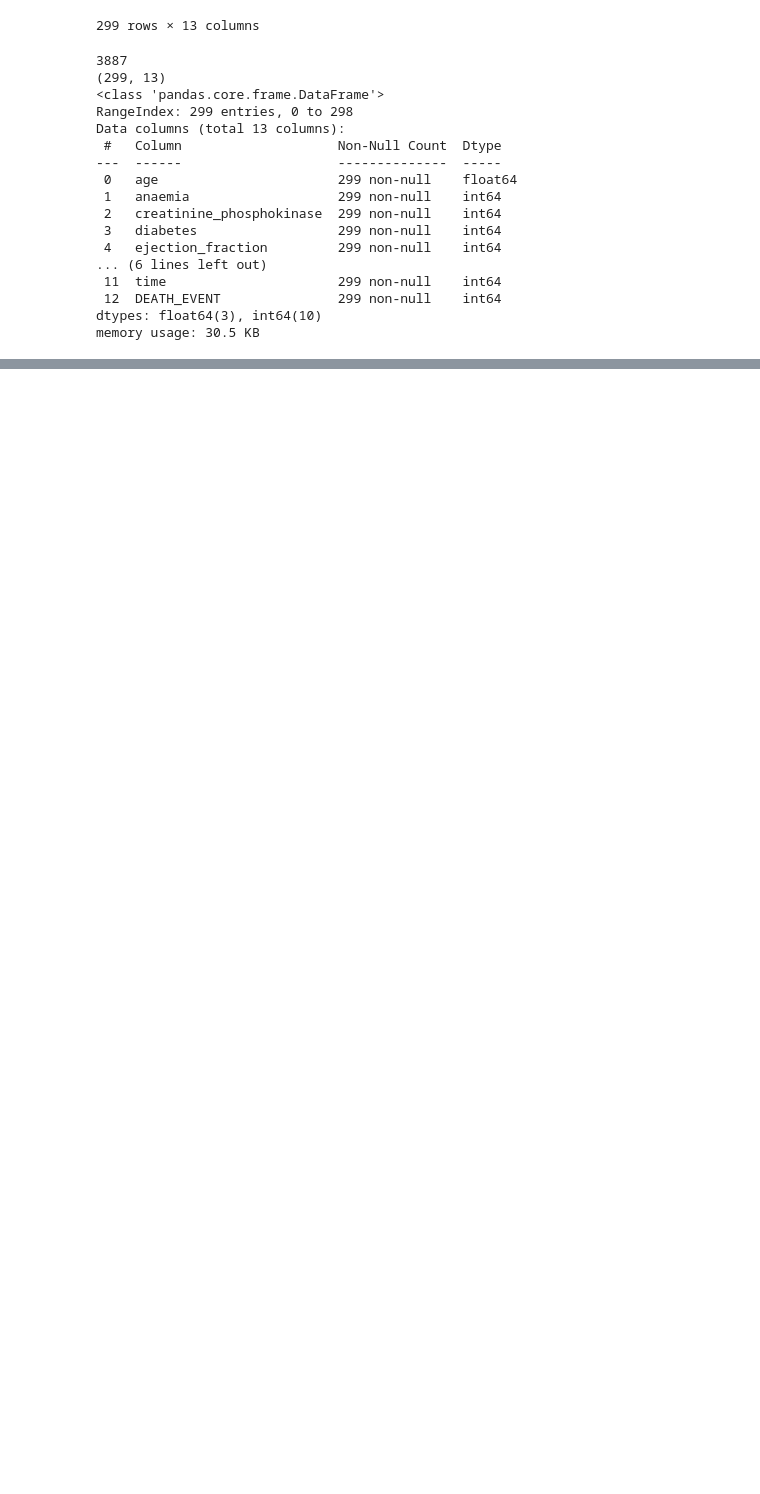
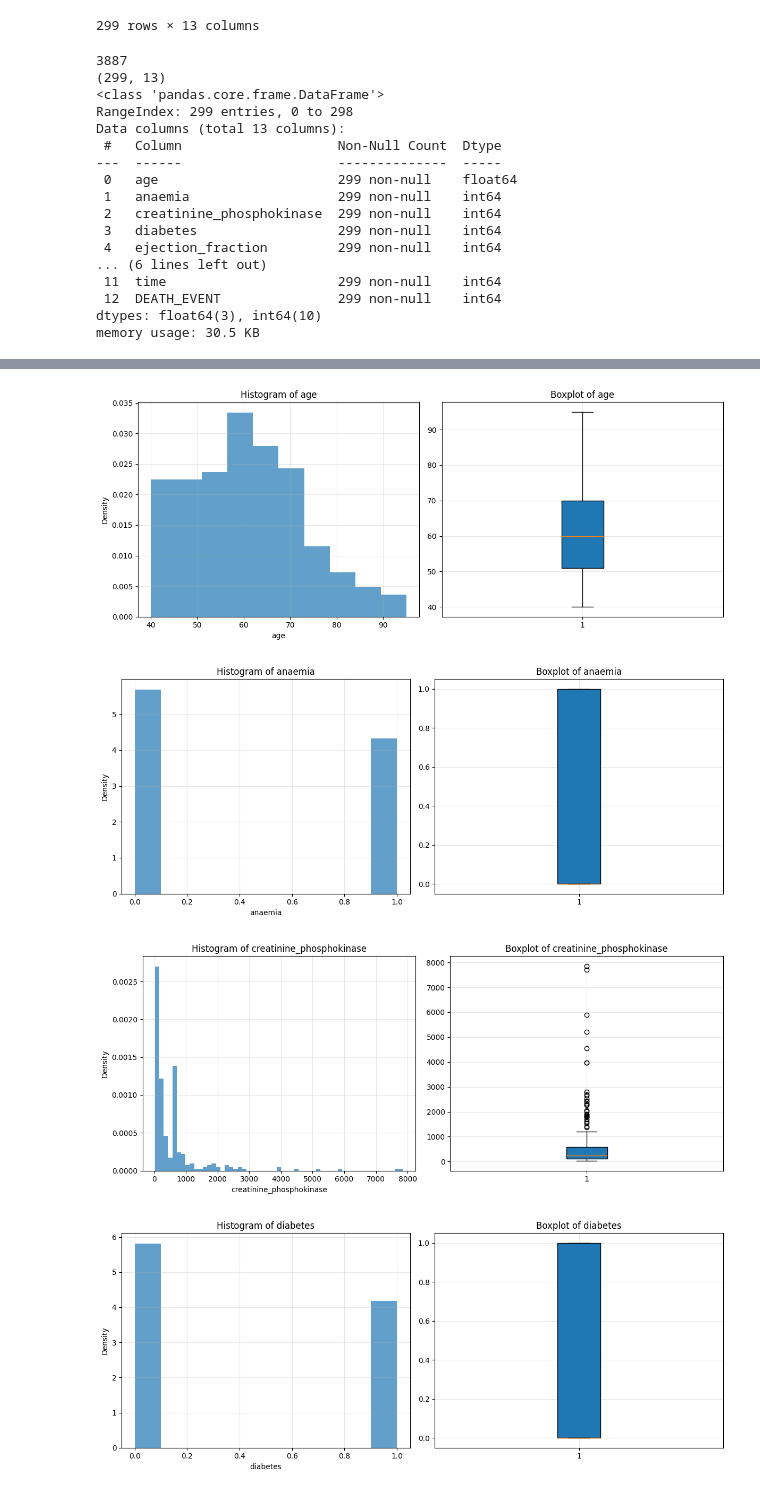
Before and after one commit to maurynnWK/Pushing, a Jupyter notebook: heart_prediction.ipynb, the cells around one changed output, grey strips where cells are left out. Saved outputs shown, nothing was run; the diff lists cells and outputs as text; code cells hidden in the pictures; blank space fills up the shorter version.

Commit message:
heartFailure prediction work

```diff
--- a/heart_prediction.ipynb
+++ b/heart_prediction.ipynb
@@ -4,7 +6,7 @@ import numpy as np
 import matplotlib.pyplot as plt
 import seaborn as sns
 # %%
-data=pd.read_csv("c:\\Users\\ADMIN\\AppData\\Local\\Temp\\Rar$DRa8868.23425\\heart_failure_clinical_records_dataset.csv")
+data=pd.read_csv("c:\\Users\\ADMIN\\AppData\\Local\\Temp\\Rar$DRa10720.32440\\heart_failure_clinical_records_dataset.csv")
 data
 # %% [output]
 |  | age | anaemia | creatinine_phosphokinase | diabetes | ejection_fraction | high_blood_pressure | platelets | ... |
@@ -42,3 +44,11 @@ Data columns (total 13 columns):
  12  DEATH_EVENT               299 non-null    int64
 dtypes: float64(3), int64(10)
 memory usage: 30.5 KB
+# %%
+# If you want to rename the column 'DEATH_EVENT' to 'heartFailure':
+#data = data.rename(columns={'DEATH_EVENT': 'heartFailure'})
+
+# Or alternatively:
+data = data.rename({'DEATH_EVENT': 'heartFailure'}, axis=1)
+
+data.describe()
@@ -44,0 +82,68 @@ memory usage: 30.5 KB
+# %%
+def column_distributions(df: pd.DataFrame) -> None:
+    """
+    Creates visualization plots showing distribution of each column in the dataframe.
+
+    For each column, creates a figure with two subplots:
+    - A histogram with density plot on the left
+    - A boxplot on the right
+
+    Parameters:
+    -----------
+    df : pd.DataFrame
+        The input DataFrame containing the data to be visualized.
+        Only numeric columns will be processed.
+
+    Returns:
+    --------
+    None
+        Displays the plots for each column
+    """
+    # Check if input is a DataFrame
+    if not isinstance(df, pd.DataFrame):
+        raise TypeError("Input must be a pandas DataFrame")
+
+    # Convert numeric-like objects to numeric type
+    # df = df.apply(pd.to_numeric, errors='ignore')
+
+    # Filter only numeric columns
+    # numeric_columns = df.select_dtypes(include=['int64', 'float64']).columns
+
+    # if len(numeric_columns) == 0:
+    #     print("No numeric columns found in the DataFrame")
+    #     return
+
+    for column in df.columns:
+        try:
+            # Get the data and remove any NaN values
+            # data = df[column].dropna().values
+
+            # Create figure and axes
+            fig, (ax1, ax2) = plt.subplots(1, 2, figsize=(12, 5))
+
+            # Plot histogram
+            ax1.hist(data[column], bins='auto', density=True, alpha=0.7)
+            ax1.set_title(f'Histogram of {column}')
+            ax1.set_xlabel(column)
+            ax1.set_ylabel('Density')
+            ax1.grid(True, alpha=0.3)
+
+            # Plot boxplot
+            ax2.boxplot(data[column], patch_artist=True)
+            ax2.set_title(f'Boxplot of {column}')
+            ax2.grid(True, alpha=0.3)
+
+            # Adjust layout
+            plt.tight_layout()
+            plt.show()
+
+        except Exception as e:
+            print(f"Error processing column {column}: {str(e)}")
+            plt.close('all')
+
+column_distributions(data)
+# %% [output]
+[figure, added]
+[figure, added]
+[figure, added]
+[figure, added]
```
Also changed, not shown: parts of 20 cells of this notebook.
